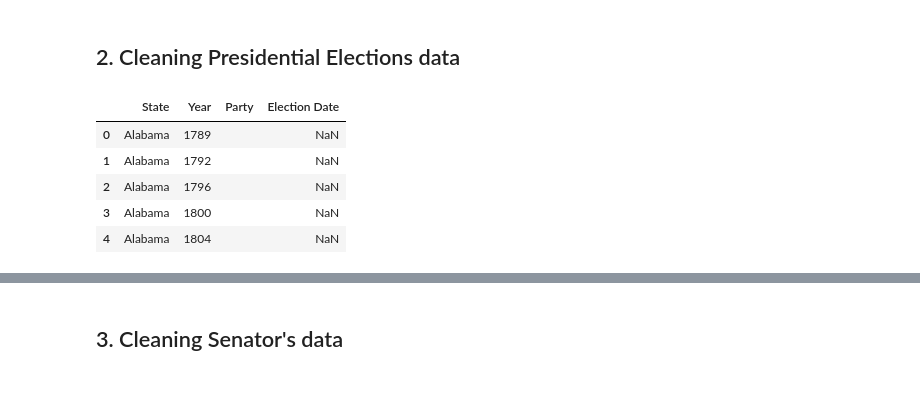
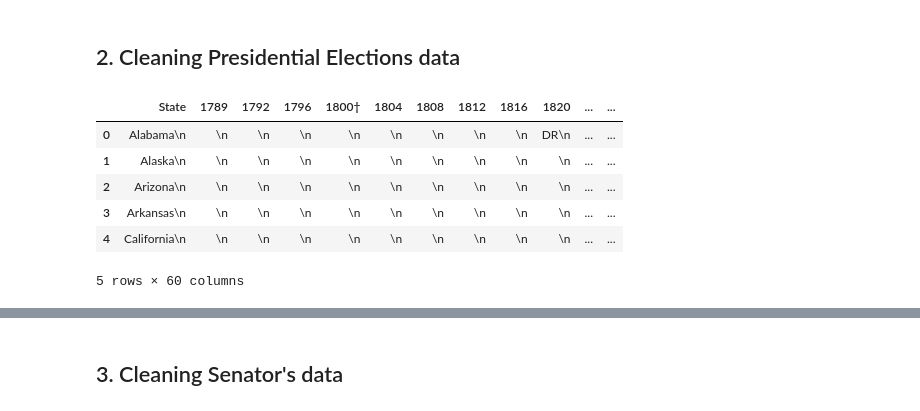
Before and after one commit to mangelesg/USA_elections, a Jupyter notebook: 02_cleaning_data.ipynb, the cells around one changed output, grey strips where cells are left out. Cells and saved outputs as stored; diff of their text form; code cells hidden in the pictures.

Commit message:
removed presi election dates from scraping

```diff
--- a/02_cleaning_data.ipynb
+++ b/02_cleaning_data.ipynb
@@ -95,14 +242,15 @@ dfg.reset_index(drop=True, inplace=True)
 # %% [markdown]
 ## 2. Cleaning Presidential Elections data
 # %%
-path = '/Users/angeles/Desktop/GitHub/presidential/'
-dfp = pd.read_csv(path + 'presidential_by_state_dates.csv')
-dfp.drop(columns='Unnamed: 0',inplace=True)
+path = '/Users/angeles/Desktop/USA_elections/'
+dfp = pd.read_csv(path + 'presidential_by_state.csv')
+#dfp.drop(columns='Unnamed: 0',inplace=True)
 dfp.head()
 # %% [output]
-|  | State | Year | Party | Election Date |
-| 0 | Alabama | 1789 |  | NaN |
-| 1 | Alabama | 1792 |  | NaN |
-| 2 | Alabama | 1796 |  | NaN |
-| 3 | Alabama | 1800 |  | NaN |
-| 4 | Alabama | 1804 |  | NaN |
+|  | State | 1789 | 1792 | 1796 | 1800† | 1804 | 1808 | 1812 | 1816 | 1820 | ... | ... |
+| 0 | Alabama\n | \n | \n | \n | \n | \n | \n | \n | \n | DR\n | ... | ... |
+| 1 | Alaska\n | \n | \n | \n | \n | \n | \n | \n | \n | \n | ... | ... |
+| 2 | Arizona\n | \n | \n | \n | \n | \n | \n | \n | \n | \n | ... | ... |
+| 3 | Arkansas\n | \n | \n | \n | \n | \n | \n | \n | \n | \n | ... | ... |
+| 4 | California\n | \n | \n | \n | \n | \n | \n | \n | \n | \n | ... | ... |
+5 rows × 60 columns
```
Also changed, not shown: parts of 36 cells of this notebook, 1 other file.
